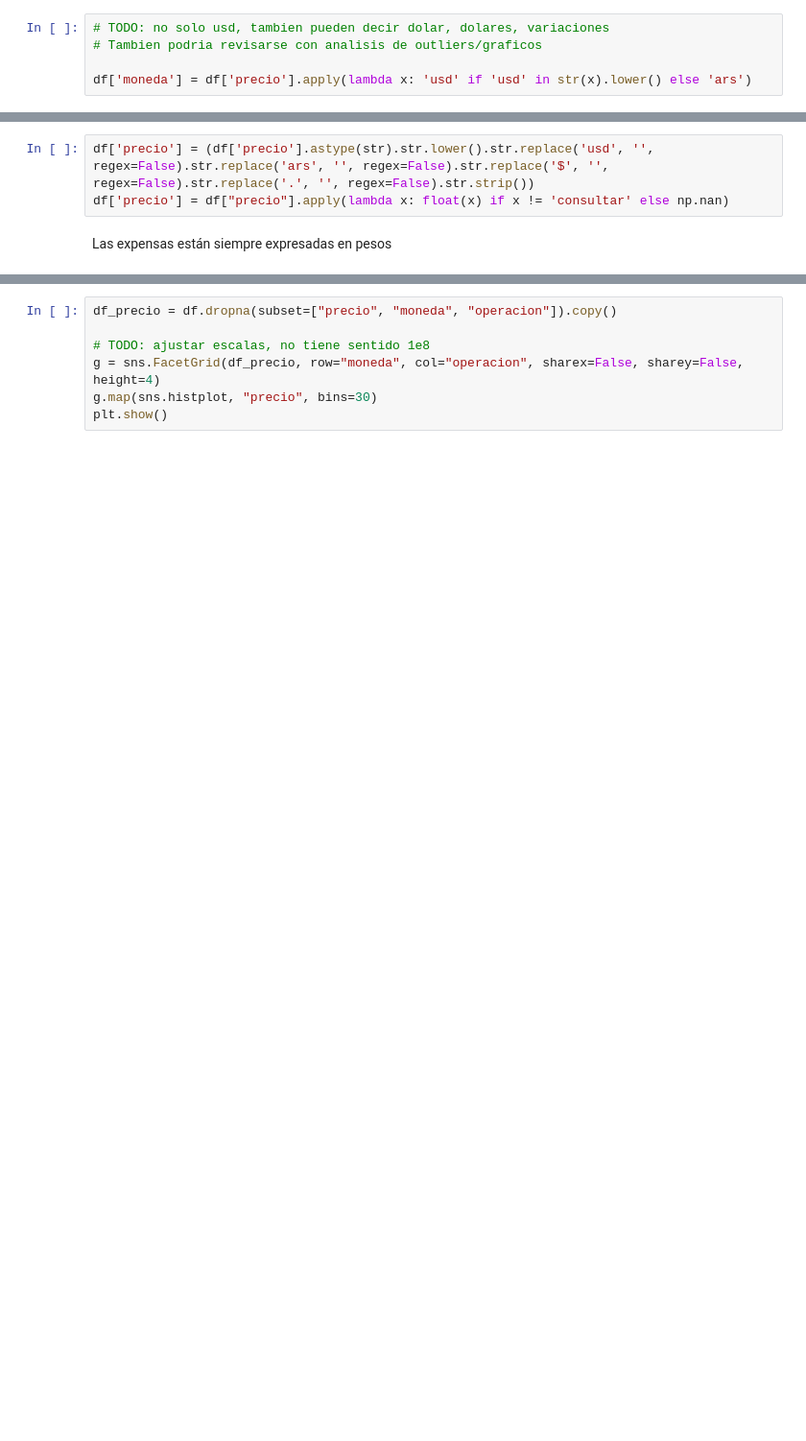
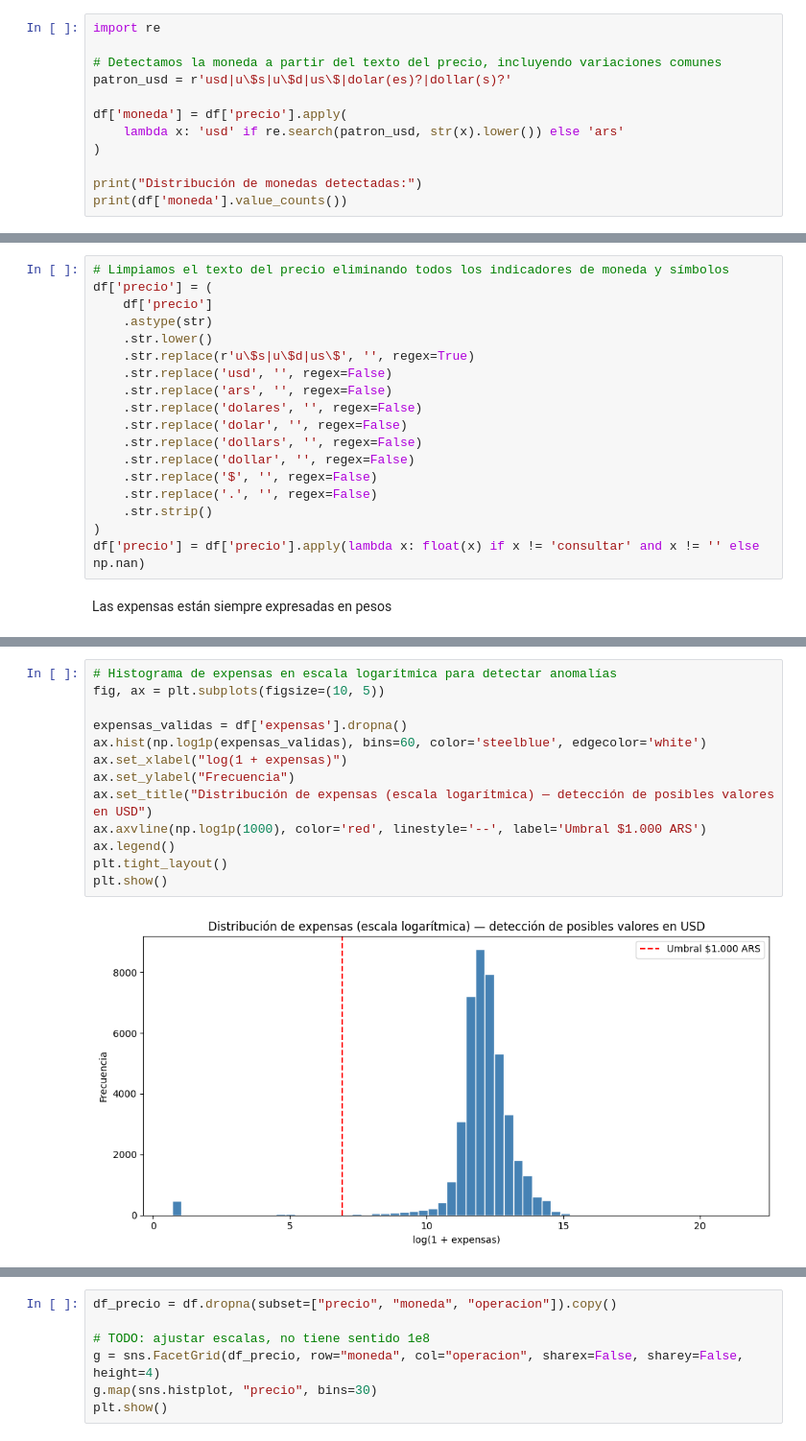
Before and after one commit to clararodriguezacevedo/descriptiva-real-estate, a Jupyter notebook: notebooks/eda.ipynb, the cells around one changed output, grey strips where cells are left out. Shown at 96% size. Saved outputs shown, nothing was run; the diff lists cells and outputs as text; blank space fills up the shorter version.

```diff
--- a/notebooks/eda.ipynb
+++ b/notebooks/eda.ipynb
@@ -135,7 +135,14 @@ Name: count, Length: 106, dtype: int64
 # %% [markdown]
 Arreglamos las columnas de los precios, identificando la moneda utilizada. Asumimos que los precios que leen 'USD' son los que están en dólares, y los que no los que estan en Pesos.
 # %%
-# TODO: no solo usd, tambien pueden decir dolar, dolares, variaciones
-# Tambien podria revisarse con analisis de outliers/graficos
+import re
 
-df['moneda'] = df['precio'].apply(lambda x: 'usd' if 'usd' in str(x).lower() else 'ars')
+# Detectamos la moneda a partir del texto del precio, incluyendo variaciones comunes
+patron_usd = r'usd|u\$s|u\$d|us\$|dolar(es)?|dollar(s)?'
+
+df['moneda'] = df['precio'].apply(
+    lambda x: 'usd' if re.search(patron_usd, str(x).lower()) else 'ars'
+)
+
+print("Distribución de monedas detectadas:")
+print(df['moneda'].value_counts())
@@ -142,6 +155,21 @@ df['moneda'] = df['precio'].apply(lambda x: 'usd' if 'usd' in str(x).lower() els
 # %%
-df['precio'] = (df['precio'].astype(str).str.lower().str.replace('usd', '', regex=False).str.replace('ars', '', regex=False).str.replace('$', '', regex=False).str.replace('.', '', regex=False).str.strip())
-df['precio'] = df["precio"].apply(lambda x: float(x) if x != 'consultar' else np.nan)
+# Limpiamos el texto del precio eliminando todos los indicadores de moneda y símbolos
+df['precio'] = (
+    df['precio']
+    .astype(str)
+    .str.lower()
+    .str.replace(r'u\$s|u\$d|us\$', '', regex=True)
+    .str.replace('usd', '', regex=False)
+    .str.replace('ars', '', regex=False)
+    .str.replace('dolares', '', regex=False)
+    .str.replace('dolar', '', regex=False)
+    .str.replace('dollars', '', regex=False)
+    .str.replace('dollar', '', regex=False)
+    .str.replace('$', '', regex=False)
+    .str.replace('.', '', regex=False)
+    .str.strip()
+)
+df['precio'] = df['precio'].apply(lambda x: float(x) if x != 'consultar' and x != '' else np.nan)
 # %% [markdown]
 Las expensas están siempre expresadas en pesos
 # %%
@@ -152,0 +182,15 @@ df['expensas'] = df["expensas"].apply(lambda x: float(x) if x != '' else np.nan)
+# %%
+# Histograma de expensas en escala logarítmica para detectar anomalías
+fig, ax = plt.subplots(figsize=(10, 5))
+
+expensas_validas = df['expensas'].dropna()
+ax.hist(np.log1p(expensas_validas), bins=60, color='steelblue', edgecolor='white')
+ax.set_xlabel("log(1 + expensas)")
+ax.set_ylabel("Frecuencia")
+ax.set_title("Distribución de expensas (escala logarítmica) — detección de posibles valores en USD")
+ax.axvline(np.log1p(1000), color='red', linestyle='--', label='Umbral $1.000 ARS')
+ax.legend()
+plt.tight_layout()
+plt.show()
+# %% [output]
+[figure, added]
```
Also changed, not shown: parts of 31 cells of this notebook.
